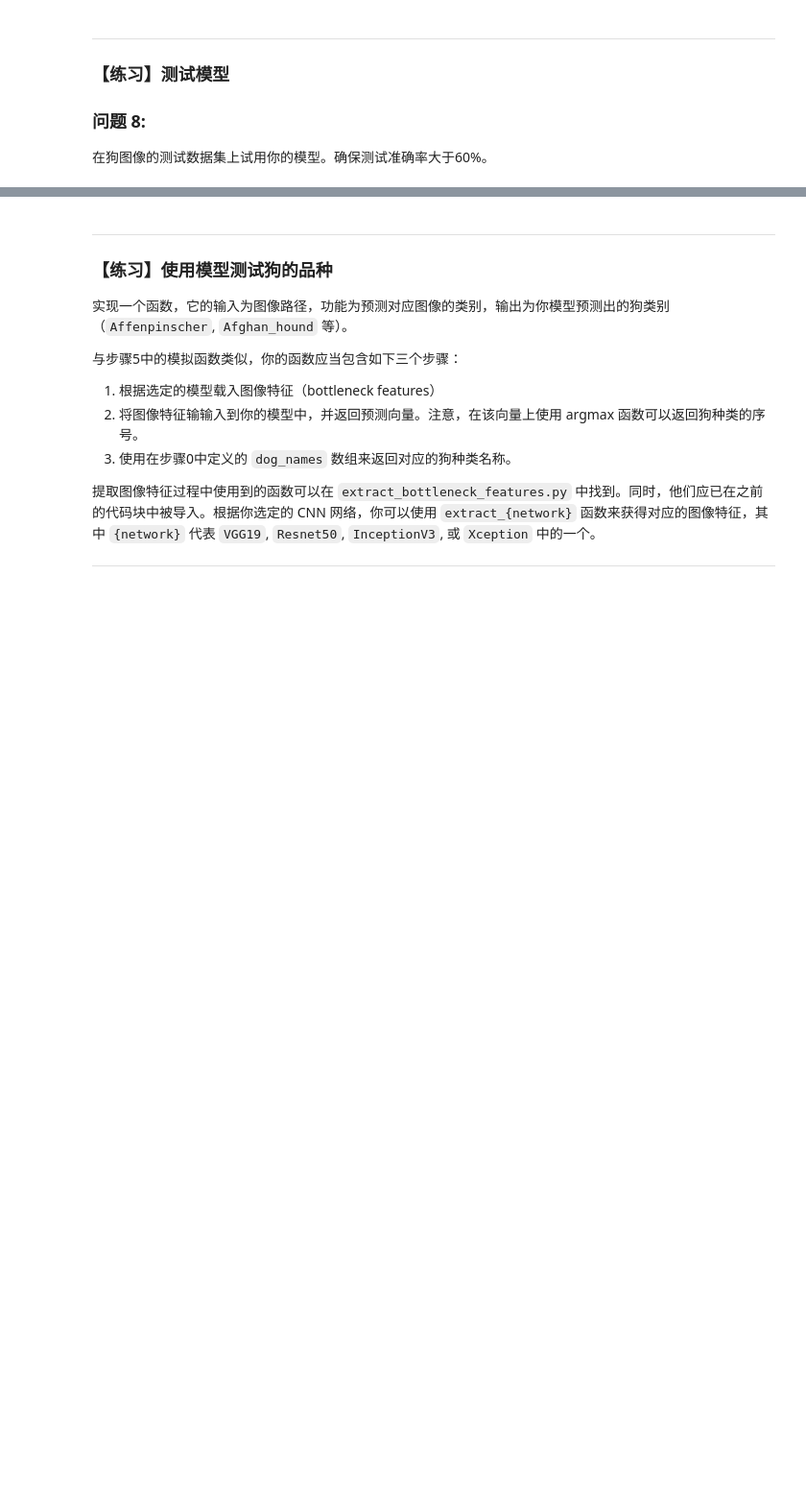
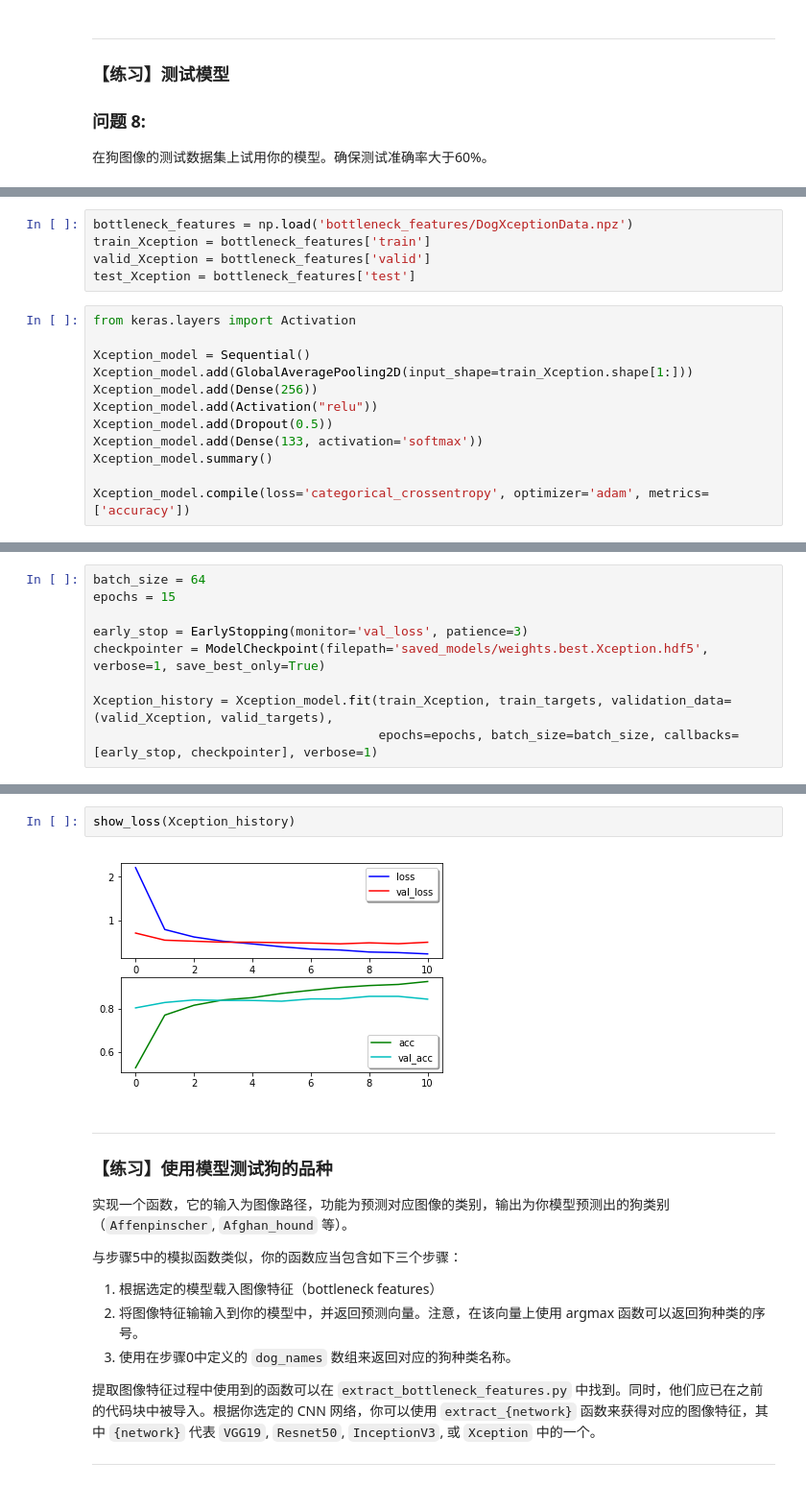
Before and after one commit to fountainhead-gq/dog_project, a Jupyter notebook: dog_app.ipynb, the cells around one changed output, grey strips where cells are left out. Shown at 96% size. Drawn from its saved outputs; the diff is of its cells as text; blank space fills up the shorter version.

```diff
--- a/dog_app.ipynb
+++ b/dog_app.ipynb
@@ -743,0 +852,17 @@ InceptionV3 Test accuracy: 80.8612%
+# %%
+bottleneck_features = np.load('bottleneck_features/DogXceptionData.npz')
+train_Xception = bottleneck_features['train']
+valid_Xception = bottleneck_features['valid']
+test_Xception = bottleneck_features['test']
+# %%
+from keras.layers import Activation
+
+Xception_model = Sequential()
+Xception_model.add(GlobalAveragePooling2D(input_shape=train_Xception.shape[1:]))
+Xception_model.add(Dense(256))
+Xception_model.add(Activation("relu"))
+Xception_model.add(Dropout(0.5))
+Xception_model.add(Dense(133, activation='softmax'))
+Xception_model.summary()
+
+Xception_model.compile(loss='categorical_crossentropy', optimizer='adam', metrics=['accuracy'])
@@ -743,0 +887,9 @@ InceptionV3 Test accuracy: 80.8612%
+# %%
+batch_size = 64
+epochs = 15
+
+early_stop = EarlyStopping(monitor='val_loss', patience=3)
+checkpointer = ModelCheckpoint(filepath='saved_models/weights.best.Xception.hdf5', verbose=1, save_best_only=True)
+
+Xception_history = Xception_model.fit(train_Xception, train_targets, validation_data=(valid_Xception, valid_targets),
+                                      epochs=epochs, batch_size=batch_size, callbacks=[early_stop, checkpointer], verbose=1)
@@ -744,3 +921,7 @@ InceptionV3 Test accuracy: 80.8612%
+# %%
+show_loss(Xception_history)
+# %% [output]
+[figure, added]
 # %% [markdown]
 ---
 
```
Also changed, not shown: parts of 34 cells of this notebook, 1 other file.
